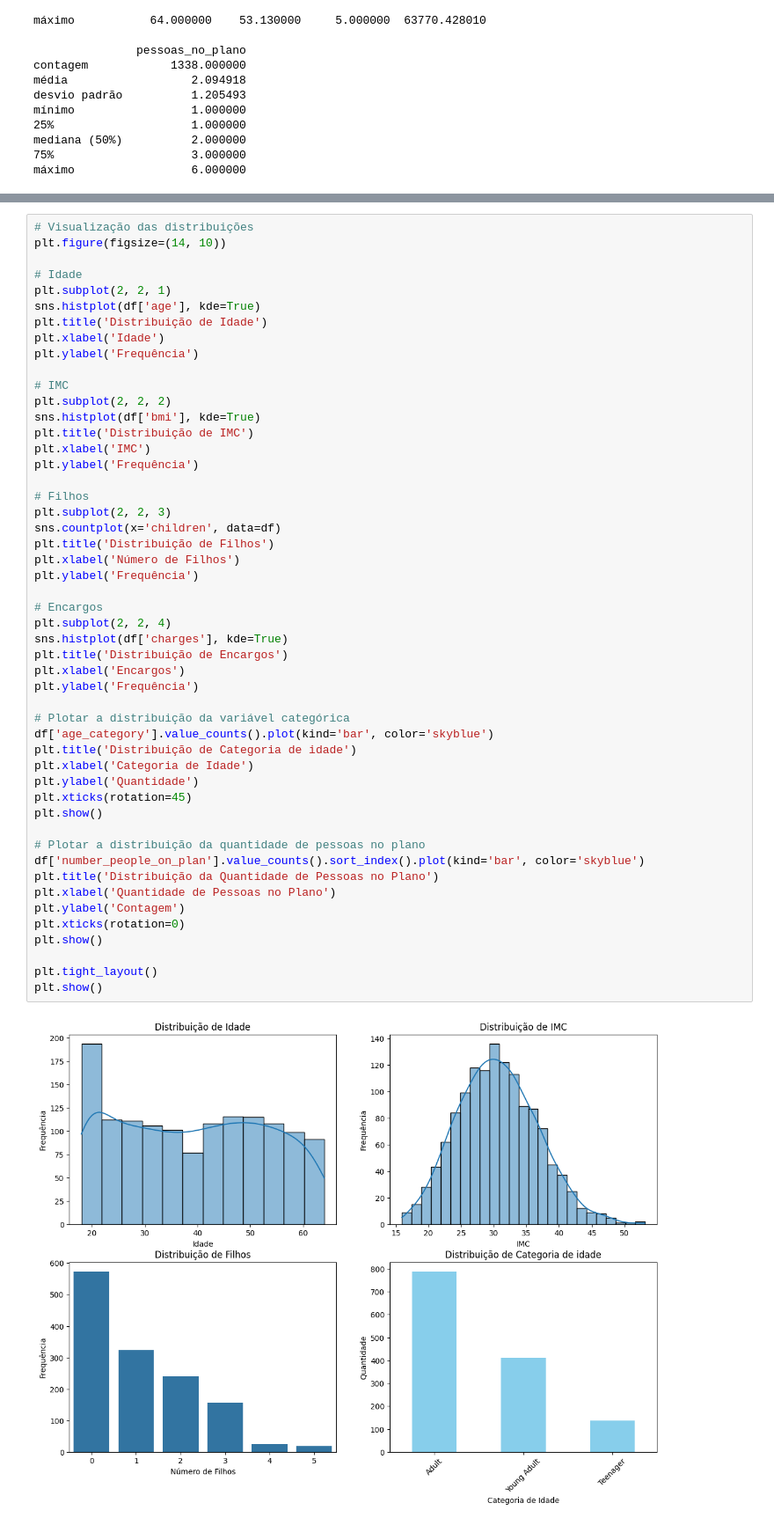
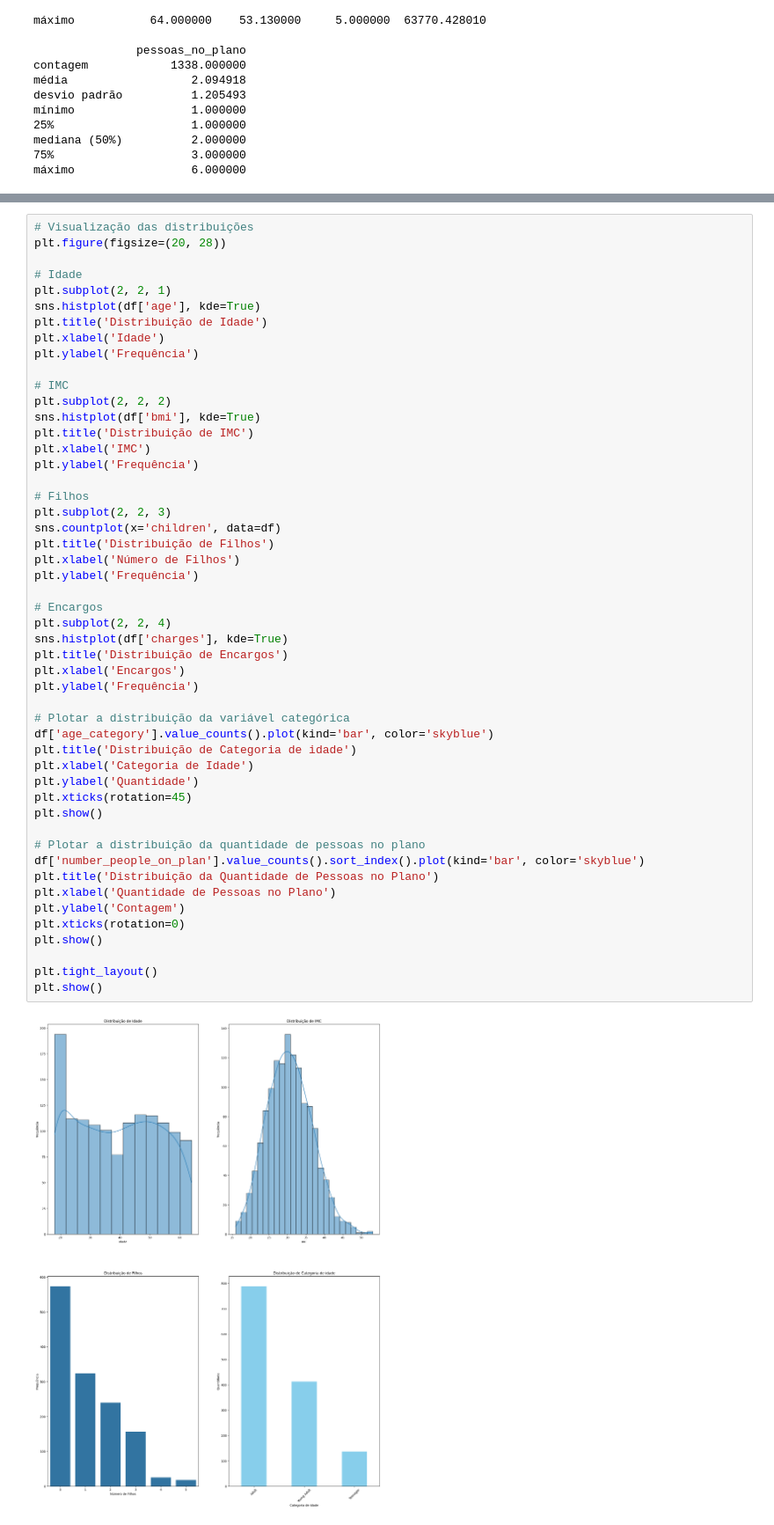
Before and after one commit to patrickdevv/FIAP_Fase01_Desafio, a Jupyter notebook: Desafio_v2.ipynb, the cells around one changed output, grey strips where cells are left out. Shown at 88% size. Drawn from its saved outputs; the diff is of its cells as text.

```diff
--- a/Desafio_v2.ipynb
+++ b/Desafio_v2.ipynb
@@ -133,6 +132,6 @@ Visualização grafica
 # %%
 # Visualização das distribuições
-plt.figure(figsize=(14, 10))
+plt.figure(figsize=(20, 28))
 
 # Idade
 plt.subplot(2, 2, 1)
@@ -154,33 +153,33 @@ sns.countplot(x='children', data=df)
 plt.title('Distribuição de Filhos')
 plt.xlabel('Número de Filhos')
 plt.ylabel('Frequência')
 
 # Encargos
 plt.subplot(2, 2, 4)
 sns.histplot(df['charges'], kde=True)
 plt.title('Distribuição de Encargos')
 plt.xlabel('Encargos')
 plt.ylabel('Frequência')
 
 # Plotar a distribuição da variável categórica
 df['age_category'].value_counts().plot(kind='bar', color='skyblue')
 plt.title('Distribuição de Categoria de idade')
 plt.xlabel('Categoria de Idade')
 plt.ylabel('Quantidade')
 plt.xticks(rotation=45)
 plt.show()
 
 # Plotar a distribuição da quantidade de pessoas no plano
 df['number_people_on_plan'].value_counts().sort_index().plot(kind='bar', color='skyblue')
 plt.title('Distribuição da Quantidade de Pessoas no Plano')
 plt.xlabel('Quantidade de Pessoas no Plano')
 plt.ylabel('Contagem')
 plt.xticks(rotation=0)
 plt.show()
 
 plt.tight_layout()
 plt.show()
 # %% [output]
-[figure, old version]
+[figure, new version]
 [figure]
 <Figure size 640x480 with 0 Axes>
```
Also changed, not shown: parts of 6 cells of this notebook.
